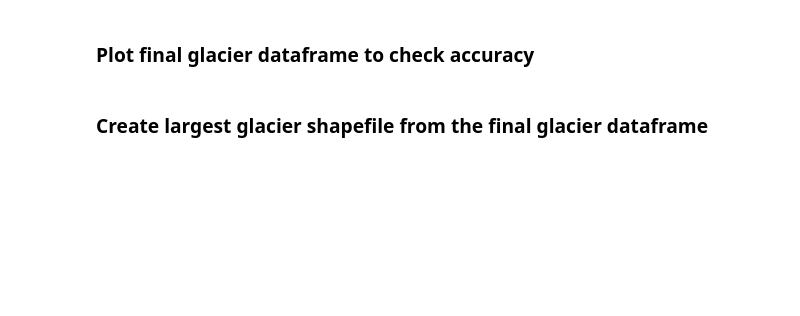
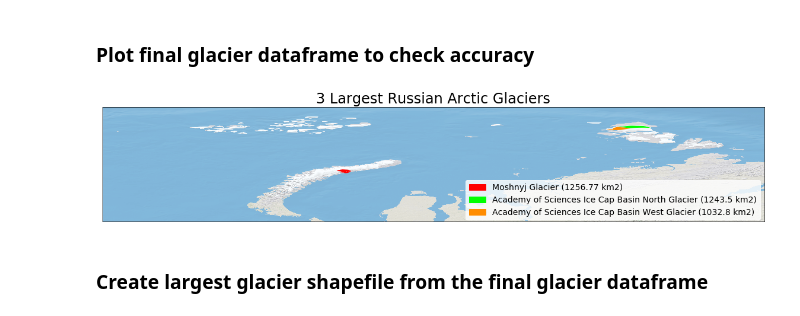
Before and after one commit to windnage/wgms-glacier-project, a Jupyter notebook: notebooks/9-analyze-region-9-russian-arctic.ipynb, the cells around one changed output. Saved outputs shown, nothing was run; the diff lists cells and outputs as text; code cells hidden in the pictures; blank space fills up the shorter version.

```diff
--- a/notebooks/9-analyze-region-9-russian-arctic.ipynb
+++ b/notebooks/9-analyze-region-9-russian-arctic.ipynb
@@ -347,34 +370,36 @@ legend_labels = [final_glacier_data_df['glac_name'][0] + \
                  ' (' + str(round(final_glacier_data_df['area_km2'][1], 2)) + ' km2)',
                  final_glacier_data_df['glac_name'][2] + \
                  ' (' + str(round(final_glacier_data_df['area_km2'][2], 2)) + ' km2)']
 legend_patches = [Patch(color=icolor, label=label)
                   for icolor, label in zip(legend_colors, legend_labels)]
 
 # Set up plot space
 fig, ax = plt.subplots(figsize=(20,20))
 minx, miny, maxx, maxy = region_outline.total_bounds
 ax.set_xlim(minx, maxx)
 ax.set_ylim(miny, maxy)
 
 # Plot natural earth basemap
 ep.plot_rgb(ne_raster,
             rgb=[0, 1, 2],
             extent=ne_src_extent,
             ax=ax)
 
 # Plot 3 largest glaciers from glims dataframe
 final_glacier_data_df.iloc[0:1].plot(ax=ax, color='red')
 final_glacier_data_df.iloc[1:2].plot(ax=ax, color='lime')
 final_glacier_data_df.iloc[2:3].plot(ax=ax, color='darkorange')
 ax.set_title('3 Largest ' + region_name + ' Glaciers', fontsize=24)
 # Plot legend
 ax.legend(handles=legend_patches,
          facecolor ="white",
          edgecolor = "white",
          fontsize = 14,
-         bbox_to_anchor = (1.0,1.0))
+         bbox_to_anchor = (1.0,0.4))
 
 plt.show()
+# %% [output]
+[figure, added]
 # %% [markdown]
 ### Create largest glacier shapefile from the final glacier dataframe
 # %%
```
Also changed, not shown: parts of 24 cells of this notebook.
